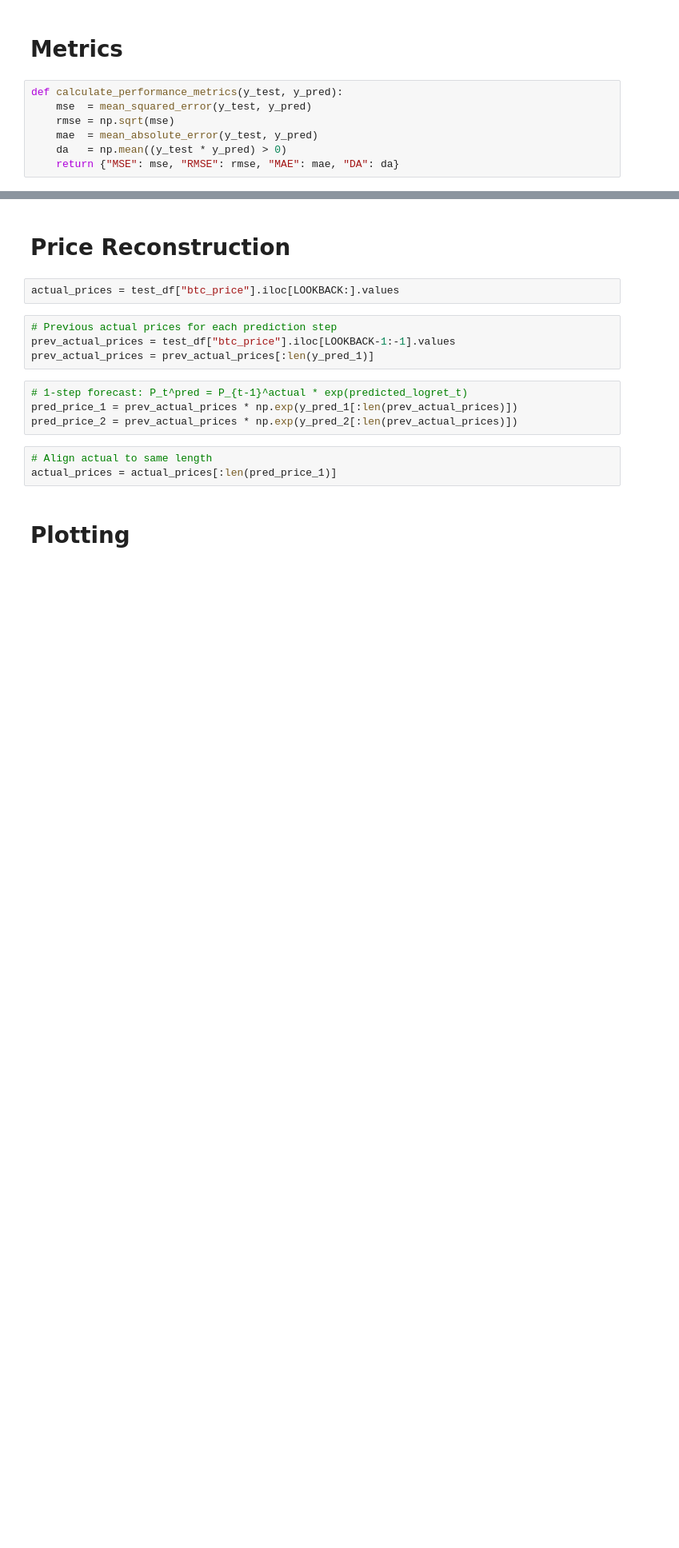
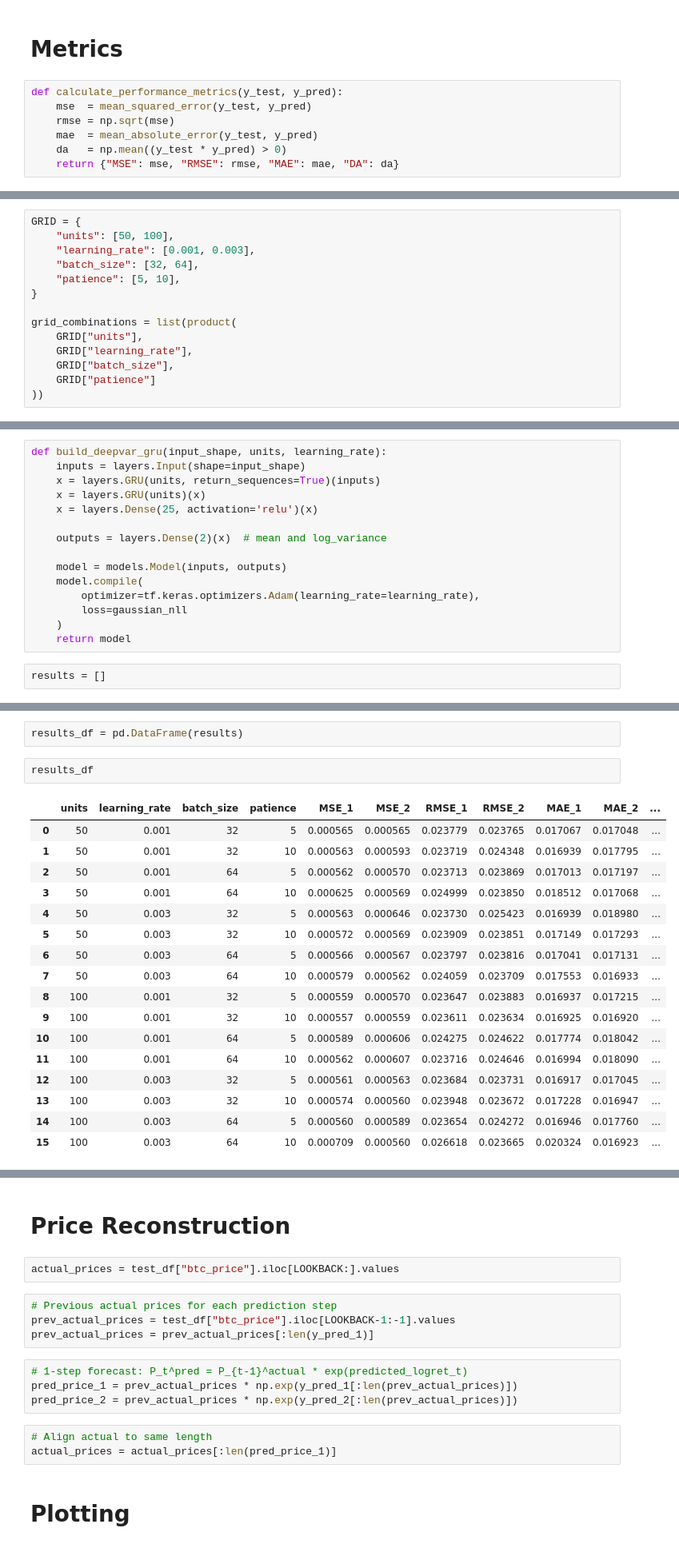
Before and after one commit to NichBry25/BitcoinPricePrediction, a Jupyter notebook: BTCForecasting_GRU_Based_DeepVAR.ipynb, the cells around one changed output, grey strips where cells are left out. Shown at 80% size. Cells and saved outputs as stored; diff of their text form; blank space fills up the shorter version.

Commit message:
Grid search finished

```diff
--- a/BTCForecasting_GRU_Based_DeepVAR.ipynb
+++ b/BTCForecasting_GRU_Based_DeepVAR.ipynb
@@ -325,0 +158,14 @@ with_macro_metrics
+# %%
+GRID = {
+    "units": [50, 100],
+    "learning_rate": [0.001, 0.003],
+    "batch_size": [32, 64],
+    "patience": [5, 10],
+}
+
+grid_combinations = list(product(
+    GRID["units"],
+    GRID["learning_rate"],
+    GRID["batch_size"],
+    GRID["patience"]
+))
@@ -325,0 +188,17 @@ with_macro_metrics
+# %%
+def build_deepvar_gru(input_shape, units, learning_rate):
+    inputs = layers.Input(shape=input_shape)
+    x = layers.GRU(units, return_sequences=True)(inputs)
+    x = layers.GRU(units)(x)
+    x = layers.Dense(25, activation='relu')(x)
+
+    outputs = layers.Dense(2)(x)  # mean and log_variance
+
+    model = models.Model(inputs, outputs)
+    model.compile(
+        optimizer=tf.keras.optimizers.Adam(learning_rate=learning_rate),
+        loss=gaussian_nll
+    )
+    return model
+# %%
+results = []
@@ -325,0 +300,22 @@ with_macro_metrics
+# %%
+results_df = pd.DataFrame(results)
+# %%
+results_df
+# %% [output]
+|  | units | learning_rate | batch_size | patience | MSE_1 | MSE_2 | RMSE_1 | RMSE_2 | MAE_1 | MAE_2 | ... |
+| 0 | 50 | 0.001 | 32 | 5 | 0.000565 | 0.000565 | 0.023779 | 0.023765 | 0.017067 | 0.017048 | ... |
+| 1 | 50 | 0.001 | 32 | 10 | 0.000563 | 0.000593 | 0.023719 | 0.024348 | 0.016939 | 0.017795 | ... |
+| 2 | 50 | 0.001 | 64 | 5 | 0.000562 | 0.000570 | 0.023713 | 0.023869 | 0.017013 | 0.017197 | ... |
+| 3 | 50 | 0.001 | 64 | 10 | 0.000625 | 0.000569 | 0.024999 | 0.023850 | 0.018512 | 0.017068 | ... |
+| 4 | 50 | 0.003 | 32 | 5 | 0.000563 | 0.000646 | 0.023730 | 0.025423 | 0.016939 | 0.018980 | ... |
+| 5 | 50 | 0.003 | 32 | 10 | 0.000572 | 0.000569 | 0.023909 | 0.023851 | 0.017149 | 0.017293 | ... |
+| 6 | 50 | 0.003 | 64 | 5 | 0.000566 | 0.000567 | 0.023797 | 0.023816 | 0.017041 | 0.017131 | ... |
+| 7 | 50 | 0.003 | 64 | 10 | 0.000579 | 0.000562 | 0.024059 | 0.023709 | 0.017553 | 0.016933 | ... |
+| 8 | 100 | 0.001 | 32 | 5 | 0.000559 | 0.000570 | 0.023647 | 0.023883 | 0.016937 | 0.017215 | ... |
+| 9 | 100 | 0.001 | 32 | 10 | 0.000557 | 0.000559 | 0.023611 | 0.023634 | 0.016925 | 0.016920 | ... |
+| 10 | 100 | 0.001 | 64 | 5 | 0.000589 | 0.000606 | 0.024275 | 0.024622 | 0.017774 | 0.018042 | ... |
+| 11 | 100 | 0.001 | 64 | 10 | 0.000562 | 0.000607 | 0.023716 | 0.024646 | 0.016994 | 0.018090 | ... |
+| 12 | 100 | 0.003 | 32 | 5 | 0.000561 | 0.000563 | 0.023684 | 0.023731 | 0.016917 | 0.017045 | ... |
+| 13 | 100 | 0.003 | 32 | 10 | 0.000574 | 0.000560 | 0.023948 | 0.023672 | 0.017228 | 0.016947 | ... |
+| 14 | 100 | 0.003 | 64 | 5 | 0.000560 | 0.000589 | 0.023654 | 0.024272 | 0.016946 | 0.017760 | ... |
+| 15 | 100 | 0.003 | 64 | 10 | 0.000709 | 0.000560 | 0.026618 | 0.023665 | 0.020324 | 0.016923 | ... |
```
Also changed, not shown: parts of 45 cells of this notebook.
